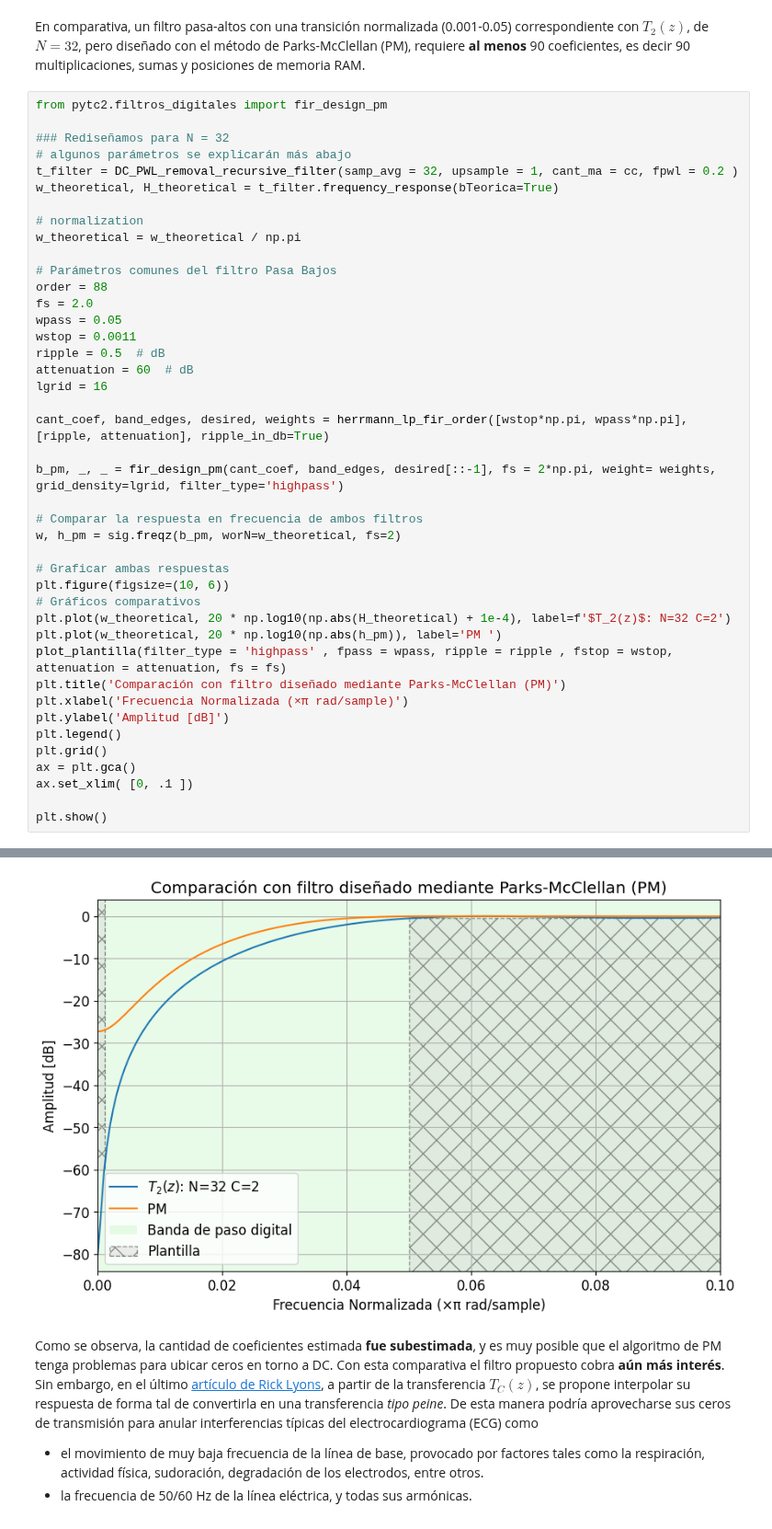
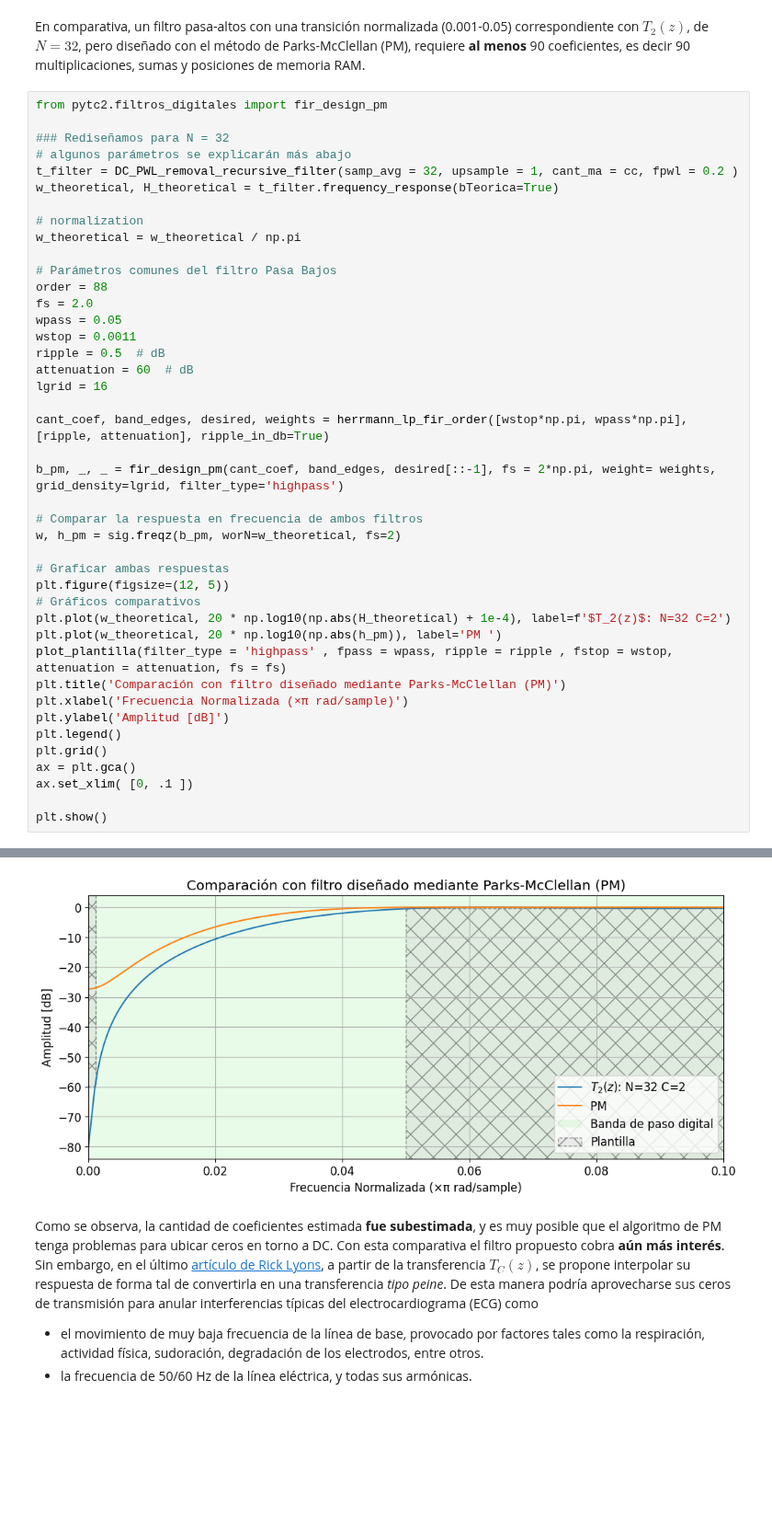
Before and after one commit to marianux/pytc2, a Jupyter notebook: docs/notebooks/ejnb_FIR_interpolados_ECG.ipynb, the cells around one changed output, grey strips where cells are left out. Shown at 92% size. Saved outputs shown, nothing was run; the diff lists cells and outputs as text; blank space fills up the shorter version.

```diff
--- a/docs/notebooks/ejnb_FIR_interpolados_ECG.ipynb
+++ b/docs/notebooks/ejnb_FIR_interpolados_ECG.ipynb
@@ -391,35 +506,35 @@ order = 88
 fs = 2.0
 wpass = 0.05
 wstop = 0.0011
 ripple = 0.5  # dB
 attenuation = 60  # dB
 lgrid = 16
 
 cant_coef, band_edges, desired, weights = herrmann_lp_fir_order([wstop*np.pi, wpass*np.pi], [ripple, attenuation], ripple_in_db=True)
 
 b_pm, _, _ = fir_design_pm(cant_coef, band_edges, desired[::-1], fs = 2*np.pi, weight= weights, grid_density=lgrid, filter_type='highpass')
 
 # Comparar la respuesta en frecuencia de ambos filtros
 w, h_pm = sig.freqz(b_pm, worN=w_theoretical, fs=2)
 
 # Graficar ambas respuestas
-plt.figure(figsize=(10, 6))
+plt.figure(figsize=(12, 5))
 # Gráficos comparativos
 plt.plot(w_theoretical, 20 * np.log10(np.abs(H_theoretical) + 1e-4), label=f'$T_2(z)$: N=32 C=2')
 plt.plot(w_theoretical, 20 * np.log10(np.abs(h_pm)), label='PM ')
 plot_plantilla(filter_type = 'highpass' , fpass = wpass, ripple = ripple , fstop = wstop, attenuation = attenuation, fs = fs)
 plt.title('Comparación con filtro diseñado mediante Parks-McClellan (PM)')
 plt.xlabel('Frecuencia Normalizada (×π rad/sample)')
 plt.ylabel('Amplitud [dB]')
 plt.legend()
 plt.grid()
 ax = plt.gca()
 ax.set_xlim( [0, .1 ])
 
 plt.show()
 # %% [output]
 Convergencia exitosa!
-[figure, old version]
+[figure, new version]
 # %% [markdown]
 Como se observa, la cantidad de coeficientes estimada **fue subestimada**, y es muy posible que el algoritmo de PM tenga problemas para ubicar ceros en torno a DC. Con esta comparativa el filtro propuesto cobra **aún más interés**. Sin embargo, en el último [artículo de Rick Lyons](https://www.dsprelated.com/showarticle/1383.php),   a partir de la transferencia $T_C(z)$, se propone interpolar su respuesta de forma tal de convertirla en una transferencia *tipo peine*. De esta manera podría aprovecharse sus ceros de transmisión para anular interferencias típicas del electrocardiograma (ECG) como
 
```
Also changed, not shown: parts of 9 cells of this notebook, 4 other files.
